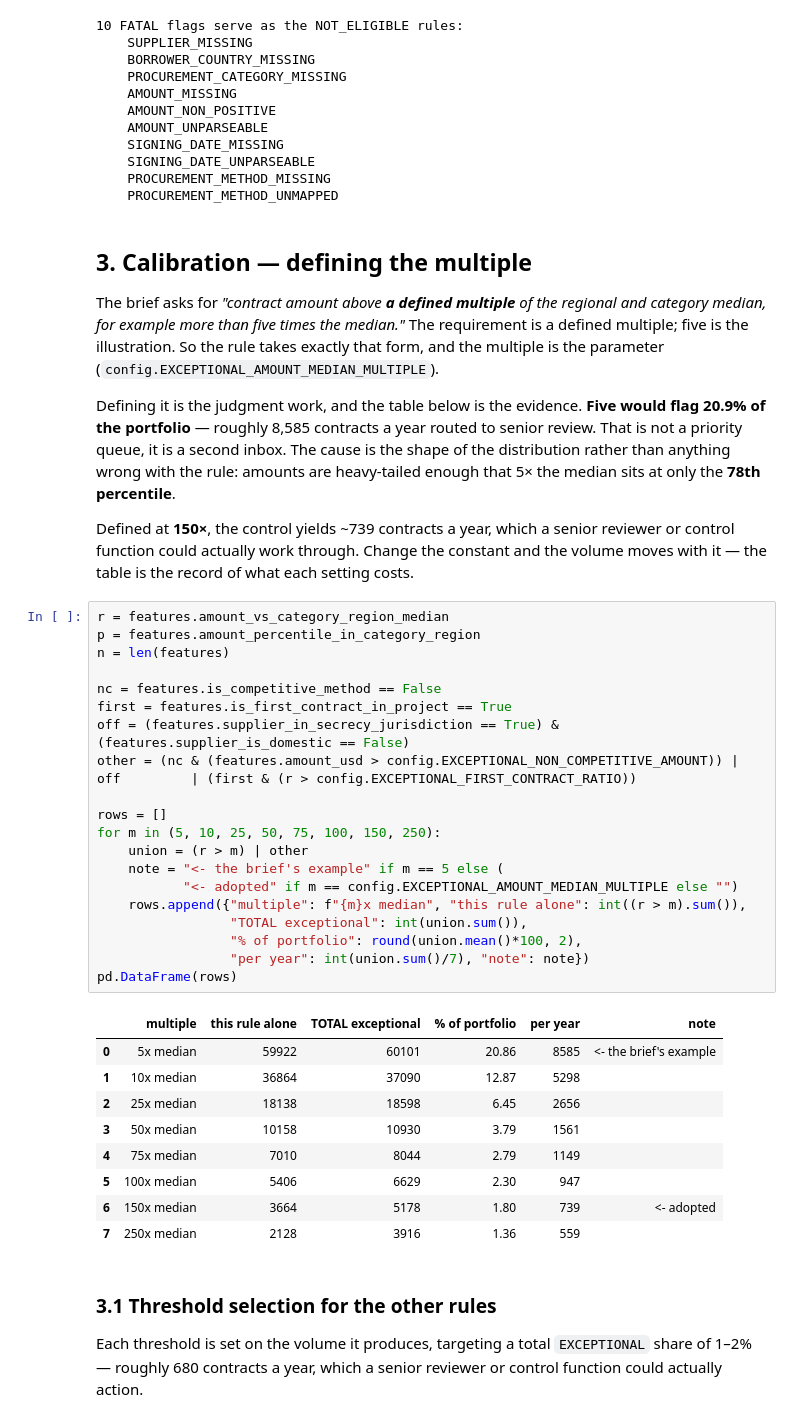
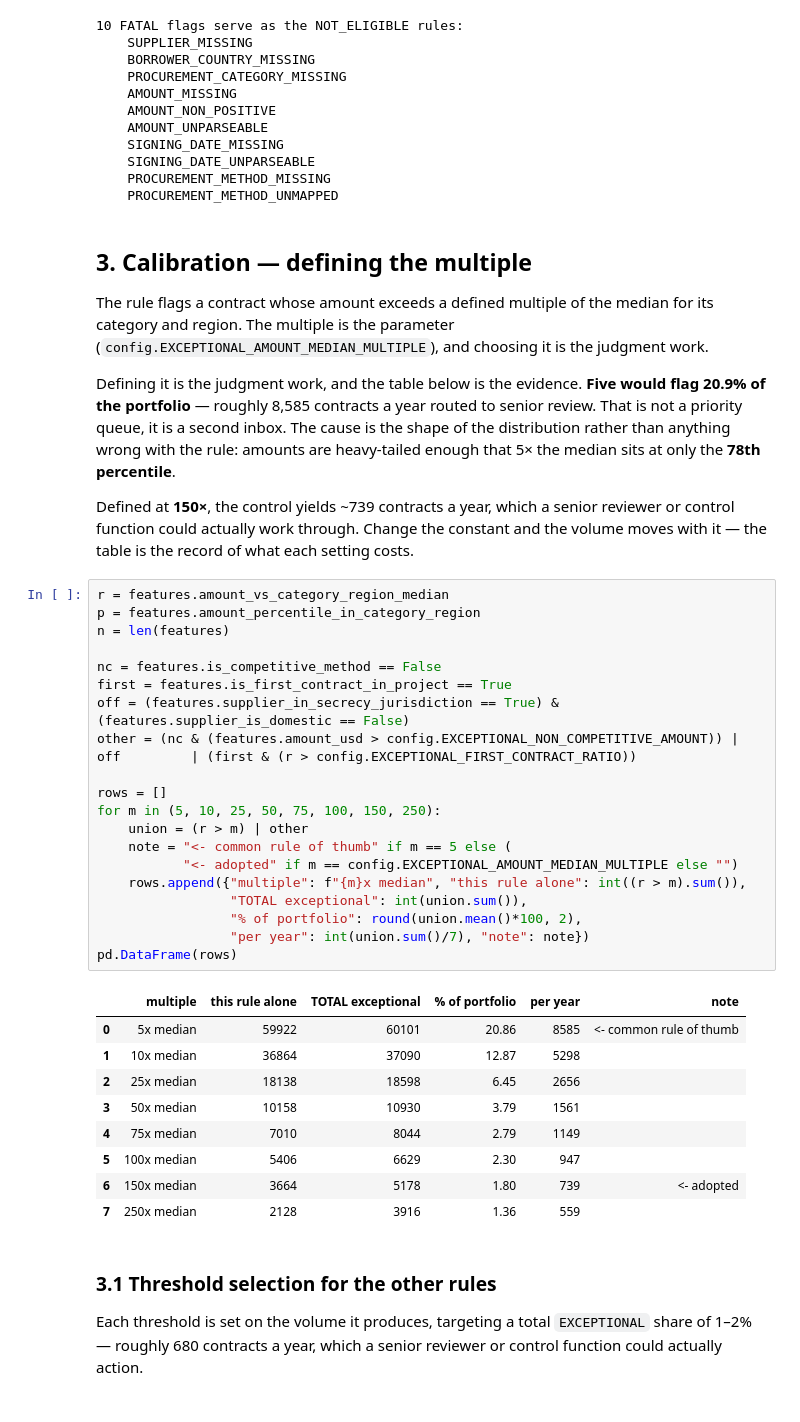
Before and after one commit to hanieljacob/Procurement-Contract-Risk-Classification, a Jupyter notebook: notebooks/02_rule_engine.ipynb, the cells around one changed output. Drawn from its saved outputs; the diff is of its cells as text.

```diff
--- a/notebooks/02_rule_engine.ipynb
+++ b/notebooks/02_rule_engine.ipynb
@@ -114,10 +111,7 @@ for f in fatal: print("   ", f)
 # %% [markdown]
 ## 3. Calibration — defining the multiple
 
-The brief asks for *"contract amount above **a defined multiple** of the regional and category
-median, for example more than five times the median."* The requirement is a defined multiple; five is
-the illustration. So the rule takes exactly that form, and the multiple is the parameter
-(`config.EXCEPTIONAL_AMOUNT_MEDIAN_MULTIPLE`).
+The rule flags a contract whose amount exceeds a defined multiple of the median for its category and region. The multiple is the parameter (`config.EXCEPTIONAL_AMOUNT_MEDIAN_MULTIPLE`), and choosing it is the judgment work.
 
 Defining it is the judgment work, and the table below is the evidence. **Five would flag 20.9% of the
 portfolio** — roughly 8,585 contracts a year routed to senior review. That is not a priority queue,
@@ -130,26 +124,26 @@ the record of what each setting costs.
 # %%
 r = features.amount_vs_category_region_median
 p = features.amount_percentile_in_category_region
 n = len(features)
 
 nc = features.is_competitive_method == False
 first = features.is_first_contract_in_project == True
 off = (features.supplier_in_secrecy_jurisdiction == True) & (features.supplier_is_domestic == False)
 other = (nc & (features.amount_usd > config.EXCEPTIONAL_NON_COMPETITIVE_AMOUNT)) | off         | (first & (r > config.EXCEPTIONAL_FIRST_CONTRACT_RATIO))
 
 rows = []
 for m in (5, 10, 25, 50, 75, 100, 150, 250):
     union = (r > m) | other
-    note = "<- the brief's example" if m == 5 else (
+    note = "<- common rule of thumb" if m == 5 else (
            "<- adopted" if m == config.EXCEPTIONAL_AMOUNT_MEDIAN_MULTIPLE else "")
     rows.append({"multiple": f"{m}x median", "this rule alone": int((r > m).sum()),
                  "TOTAL exceptional": int(union.sum()),
                  "% of portfolio": round(union.mean()*100, 2),
                  "per year": int(union.sum()/7), "note": note})
 pd.DataFrame(rows)
 # %% [output]
 |  | multiple | this rule alone | TOTAL exceptional | % of portfolio | per year | note |
-| 0 | 5x median | 59922 | 60101 | 20.86 | 8585 | <- the brief's example |
+| 0 | 5x median | 59922 | 60101 | 20.86 | 8585 | <- common rule of thumb |
 | 1 | 10x median | 36864 | 37090 | 12.87 | 5298 |  |
 | 2 | 25x median | 18138 | 18598 | 6.45 | 2656 |  |
 | 3 | 50x median | 10158 | 10930 | 3.79 | 1561 |  |
```
Also changed, not shown: parts of 4 cells of this notebook, 15 other files.
